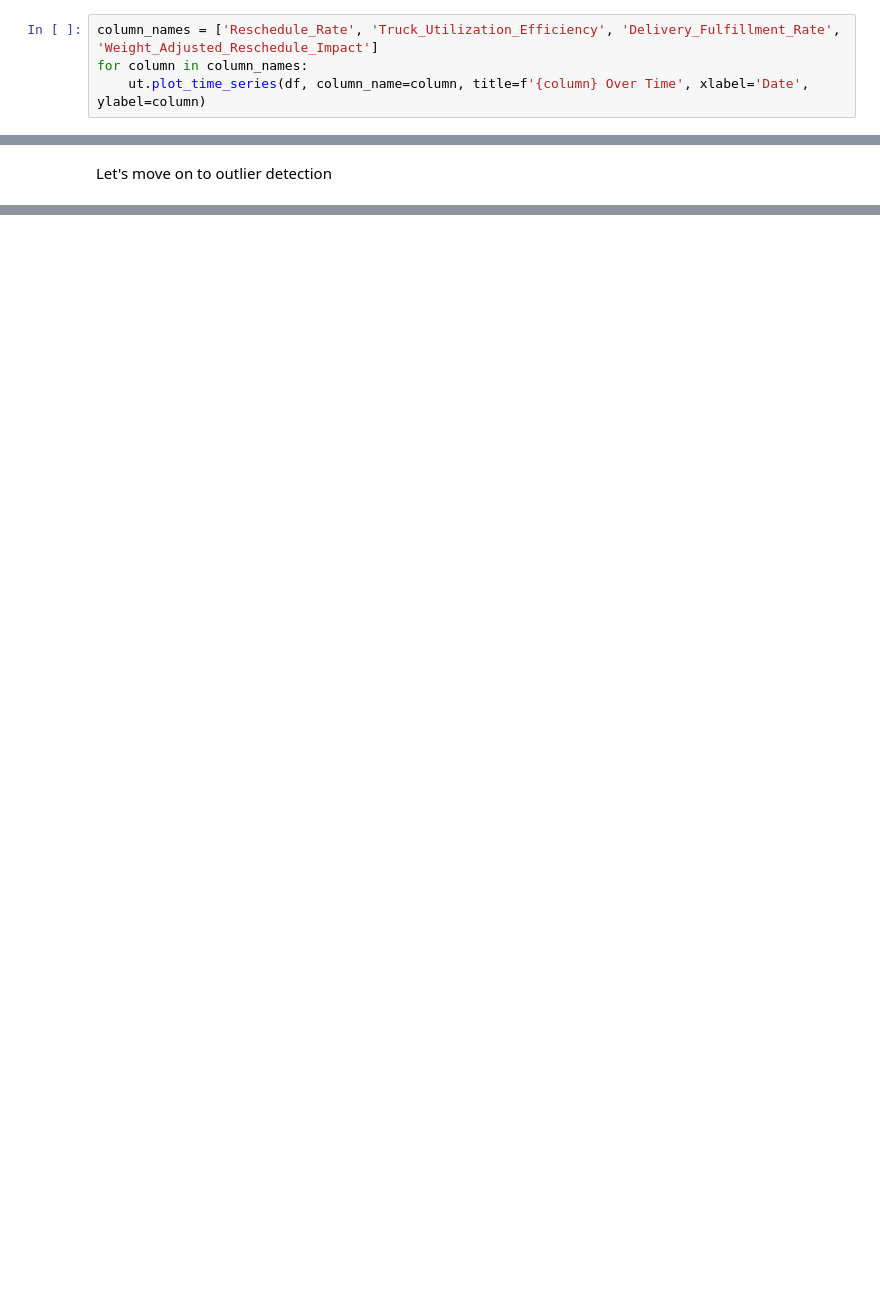
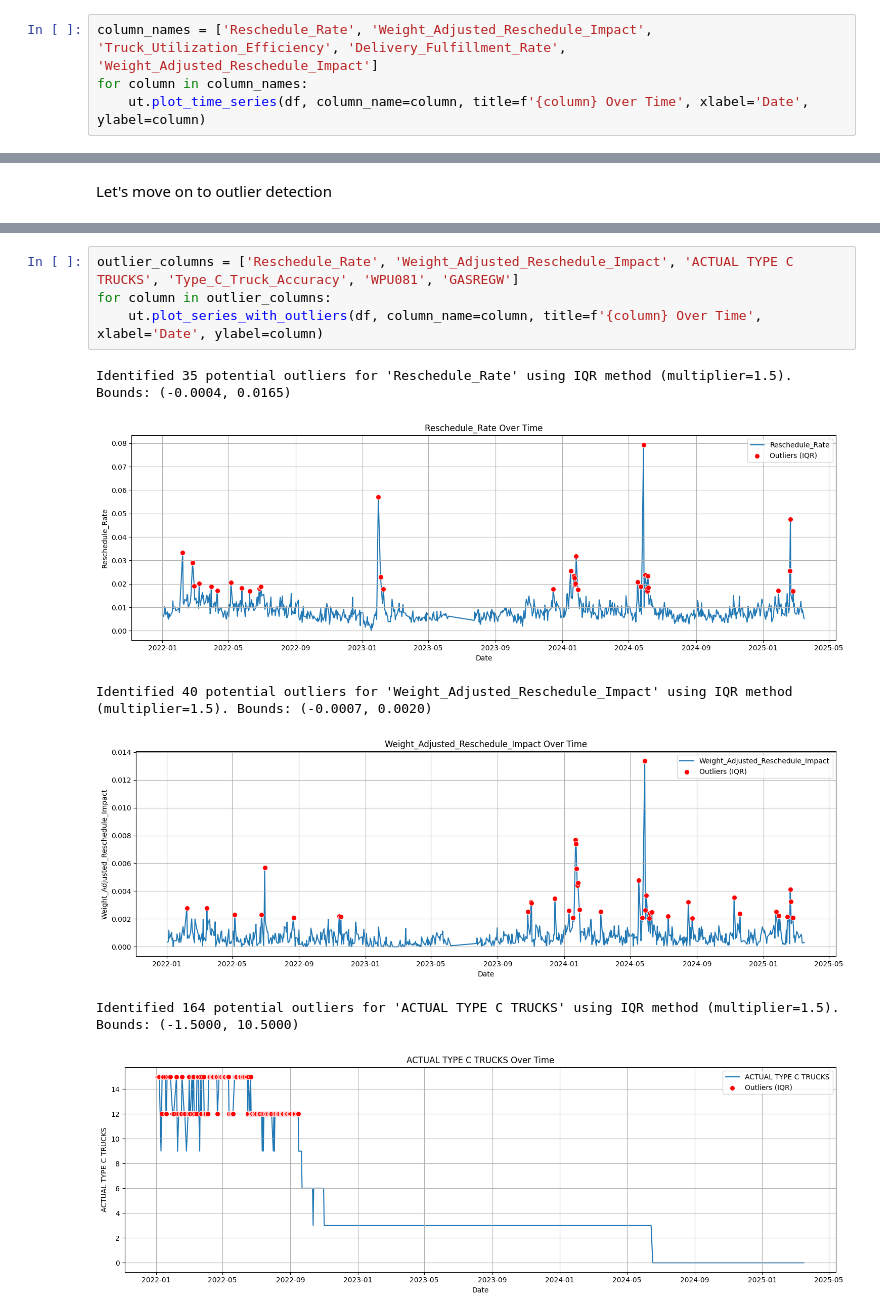
Before and after one commit to RaySaysHi/Lumber-Project, a Jupyter notebook: 2_EDA.ipynb, the cells around one changed output, grey strips where cells are left out. Cells and saved outputs as stored; diff of their text form; blank space fills up the shorter version.

```diff
--- a/2_EDA.ipynb
+++ b/2_EDA.ipynb
@@ -30,5 +52,5 @@ dtype: int64
 # %%
-column_names = ['Reschedule_Rate', 'Truck_Utilization_Efficiency', 'Delivery_Fulfillment_Rate', 'Weight_Adjusted_Reschedule_Impact']
+column_names = ['Reschedule_Rate', 'Weight_Adjusted_Reschedule_Impact', 'Truck_Utilization_Efficiency', 'Delivery_Fulfillment_Rate', 'Weight_Adjusted_Reschedule_Impact']
 for column in column_names:
     ut.plot_time_series(df, column_name=column, title=f'{column} Over Time', xlabel='Date', ylabel=column)
 # %% [output]
@@ -69,0 +93,11 @@ Identified 0 potential outliers for 'DFF' using IQR method (multiplier=1.5).
+# %%
+outlier_columns = ['Reschedule_Rate', 'Weight_Adjusted_Reschedule_Impact', 'ACTUAL TYPE C TRUCKS', 'Type_C_Truck_Accuracy', 'WPU081', 'GASREGW']
+for column in outlier_columns:
+    ut.plot_series_with_outliers(df, column_name=column, title=f'{column} Over Time', xlabel='Date', ylabel=column)
+# %% [output]
+Identified 35 potential outliers for 'Reschedule_Rate' using IQR method (multiplier=1.5). Bounds: (-0.0004, 0.0165)
+[figure, added]
+Identified 40 potential outliers for 'Weight_Adjusted_Reschedule_Impact' using IQR method (multiplier=1.5). Bounds: (-0.0007, 0.0020)
+[figure, added]
+Identified 164 potential outliers for 'ACTUAL TYPE C TRUCKS' using IQR method (multiplier=1.5). Bounds: (-1.5000, 10.5000)
+[figure, added]
```
Also changed, not shown: parts of 15 cells of this notebook, 1 other file.
